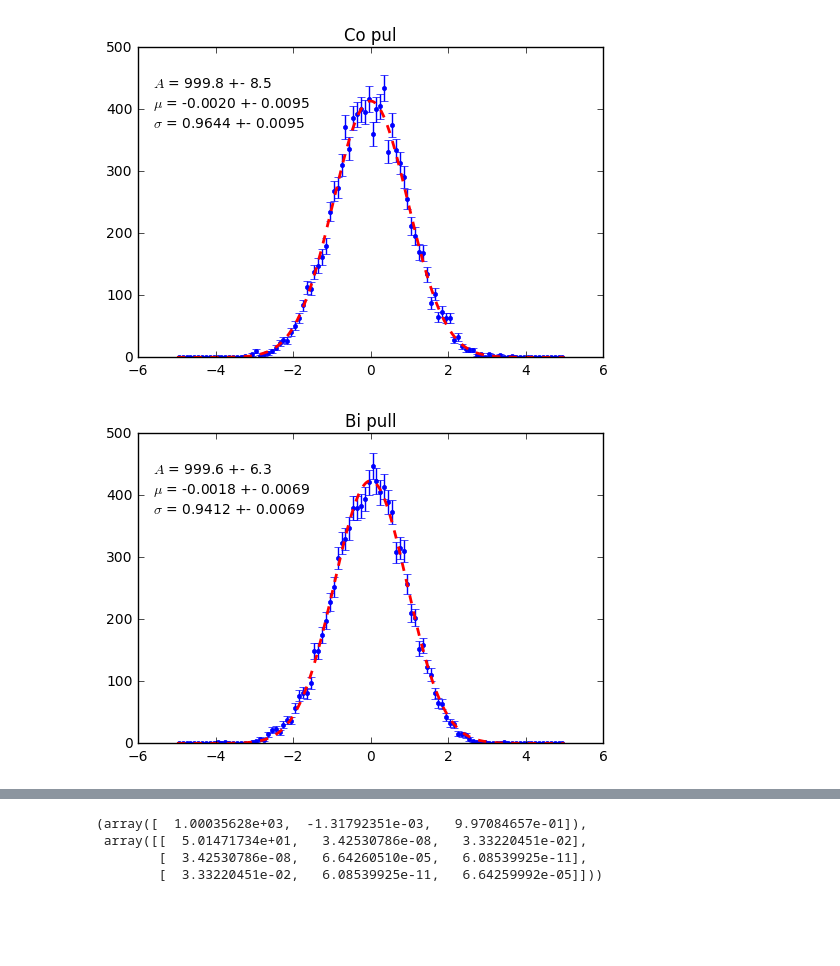
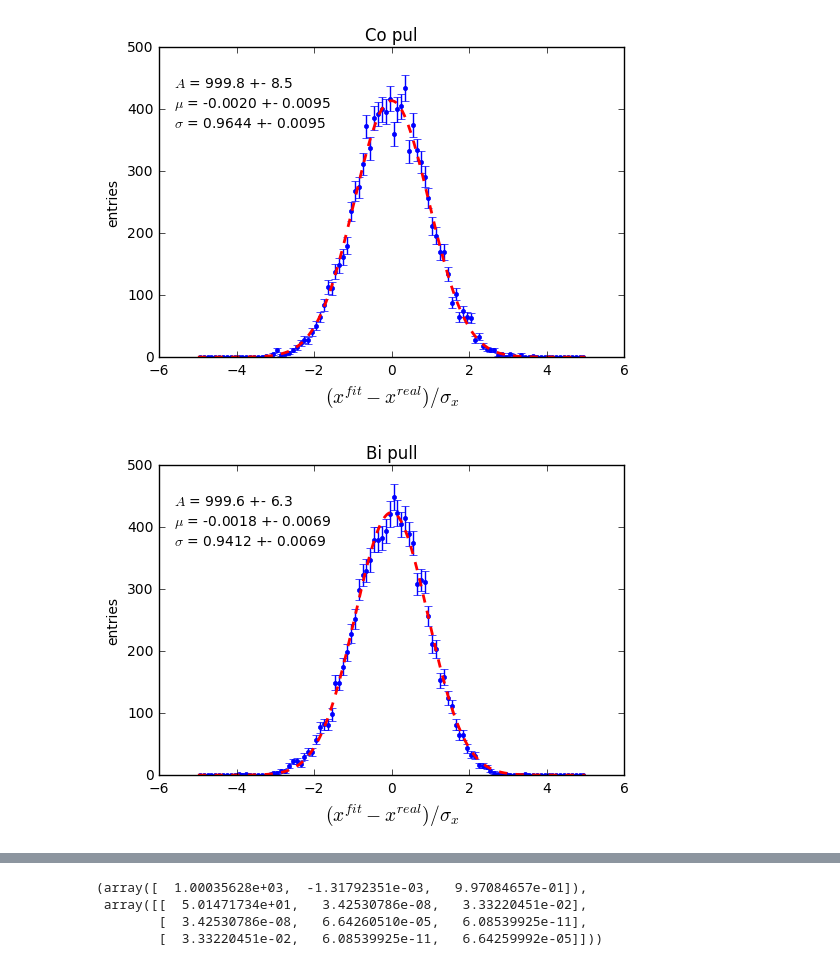
Before and after one commit to bpalmeiro/Next_Energy, a Jupyter notebook: Notebooks/Pull_Plot.ipynb, the cells around one changed output, grey strips where cells are left out. Drawn from its saved outputs; the diff is of its cells as text; code cells hidden in the pictures; blank space fills up the shorter version.

```diff
--- a/Notebooks/Pull_Plot.ipynb
+++ b/Notebooks/Pull_Plot.ipynb
@@ -27,19 +27,21 @@ xp = np.linspace(-lim,lim,1000)
 # %%
 pull_Co = pull_list[:,0]
 h_co = np.histogram(pull_Co,bins=100,range=[-lim,lim])
 fit_co = ff.fit_gauss(h_co[1][:-1] + np.diff(h_co[1])/2.,h_co[0],[100,0,1])
 res_co = [fit_co[0], 0]
 res_co[1] = np.sqrt(np.diag(fit_co[1]))
 
 plt.errorbar(h_co[1][:-1] + np.diff(h_co[1])/2.,h_co[0],h_co[0]**0.5,marker='.',linestyle='None')
 plt.plot(xp, fun(xp,res_co[0][0],res_co[0][1],res_co[0][2]),linewidth=2,color='red',linestyle='--')
 plt.figtext(0.15,0.8, ('$A$ = %0.1f +- %0.1f' % (res_co[0][0] , res_co[1][0])))
 plt.figtext(0.15,0.75, ('$\mu$ = %0.4f +- %0.4f' % (res_co[0][1] , res_co[1][1])))
 plt.figtext(0.15,0.7, ('$\sigma$ = %0.4f +- %0.4f' % (res_co[0][2] , res_co[1][2])))
 plt.title('Co pul')
+plt.xlabel(r'$({x^{fit}-x^{real}})/{\sigma_x}$',fontsize=14)
+plt.ylabel('entries')
 plt.savefig("Co_pull.pdf")
 # %% [output]
-[figure, old version]
+[figure, new version]
 # %%
 pull_Bi = pull_list[:,2]
 h_bi = np.histogram(pull_Bi,bins=100,range=[-lim,lim])
@@ -53,9 +55,11 @@ plt.figtext(0.15,0.8, ('$A$ = %0.1f +- %0.1f' % (res_bi[0][0] , res_bi[1][0])))
 plt.figtext(0.15,0.75, ('$\mu$ = %0.4f +- %0.4f' % (res_bi[0][1] , res_bi[1][1])))
 plt.figtext(0.15,0.7, ('$\sigma$ = %0.4f +- %0.4f' % (res_bi[0][2] , res_bi[1][2])))
 plt.title('Bi pull')
+plt.xlabel(r'$({x^{fit}-x^{real}})/{\sigma_x}$',fontsize=14)
+plt.ylabel('entries')
 plt.savefig("Bi_pull.pdf")
 # %% [output]
-[figure, old version]
+[figure, new version]
 # %%
 pull_Tl = pull_list[:,3]
 h_tl = np.histogram(pull_Tl,bins=100,range=[-lim,lim])
```
Also changed, not shown: parts of 3 cells of this notebook, 11 other files.
